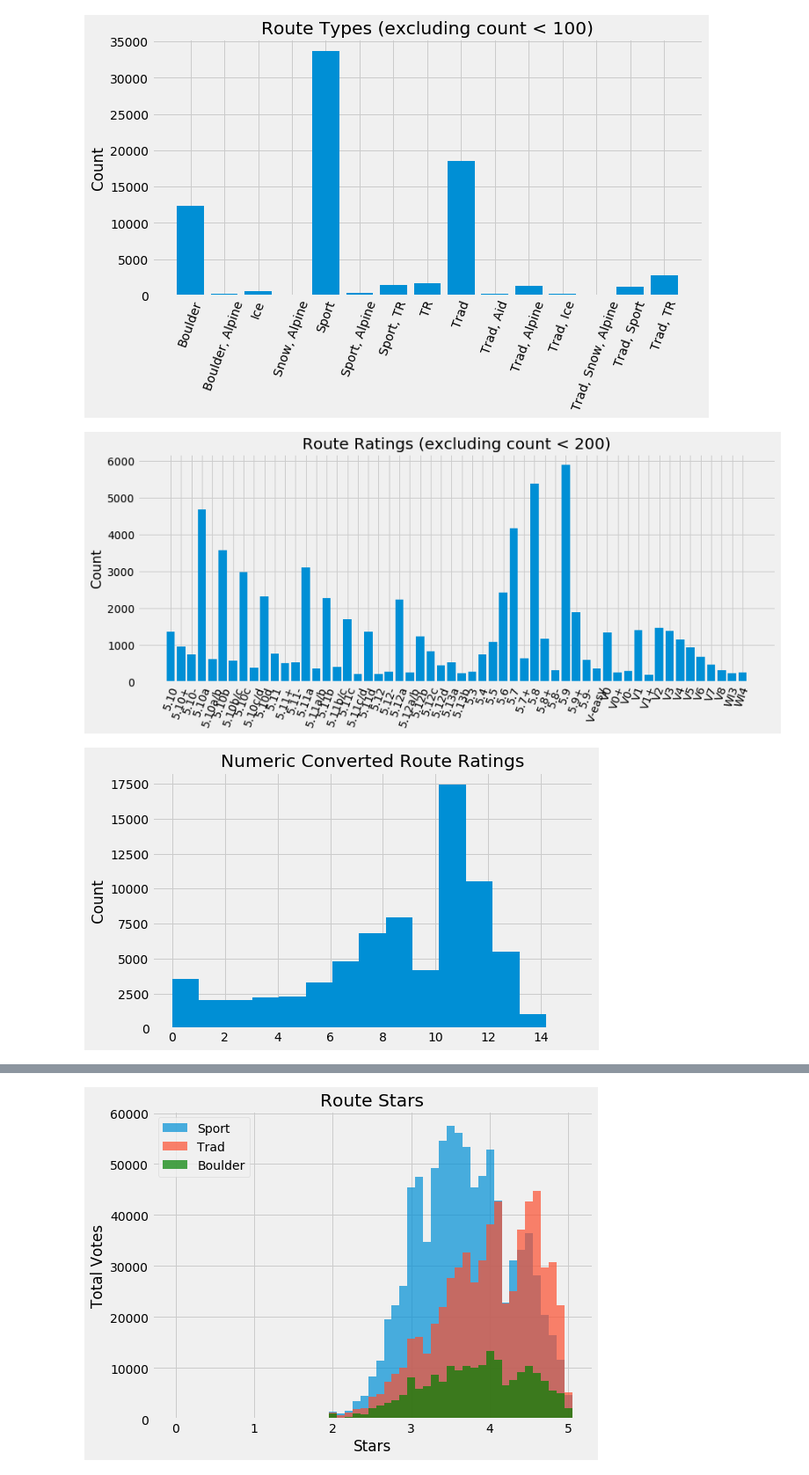
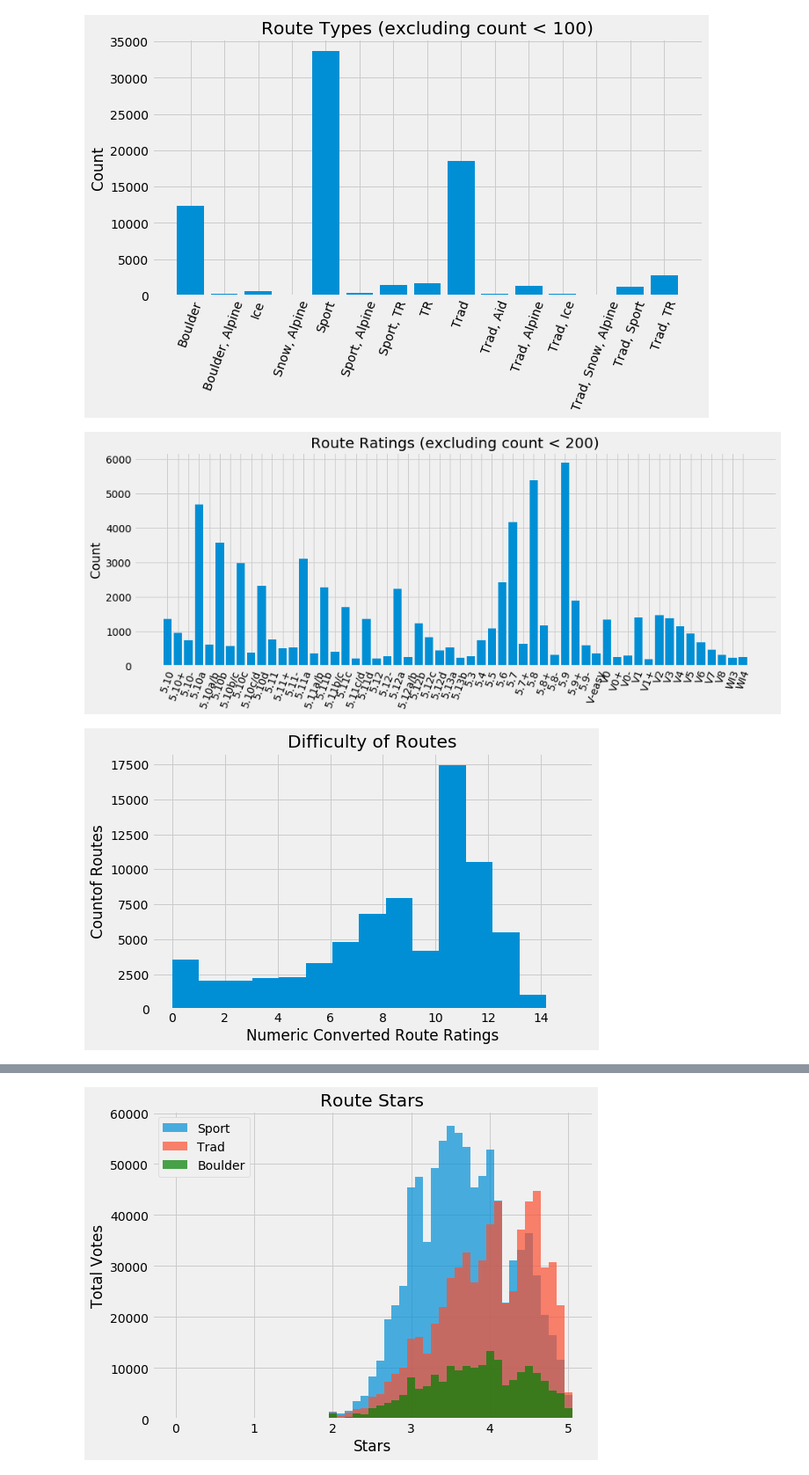
Before and after one commit to redwin21/trad-vs-sport, a Jupyter notebook: analysis/eda.ipynb, the cells around one changed output, grey strips where cells are left out. Shown at 88% size. Saved outputs shown, nothing was run; the diff lists cells and outputs as text; code cells hidden in the pictures.

Commit message:
add graphs

```diff
--- a/analysis/eda.ipynb
+++ b/analysis/eda.ipynb
@@ -29,14 +29,14 @@ ax.set_title('Route Types (excluding count < 100)');
 # %%
 route_ratings = routes.groupby('base_rating').count()['route_id']
 route_ratings = route_ratings[route_ratings > 200]
 
-fig, ax = plt.subplots(figsize=(13,5))
+fig, ax = plt.subplots(figsize=(14,5))
 ax.bar(route_ratings.index,route_ratings.values);
 plt.xticks(rotation=70);
 ax.set_ylabel('Count');
 ax.set_title('Route Ratings (excluding count < 200)');
 # %% [output]
-[figure, old version]
+[figure, new version]
 # %%
 routes_no_nan = routes[
     (routes['base_rating'].str.startswith('5', na=False))
@@ -44,10 +44,11 @@ routes_no_nan = routes[
 
 fig, ax = plt.subplots(figsize=(8,5))
 ax.hist(routes_no_nan['num_rating'], bins=15);
-ax.set_ylabel('Count');
-ax.set_title('Numeric Converted Route Ratings');
+ax.set_title('Difficulty of Routes');
+ax.set_ylabel('Countof Routes');
+ax.set_xlabel('Numeric Converted Route Ratings');
 # %% [output]
-[figure, old version]
+[figure, new version]
 # %%
 sport_ratings = routes_no_nan[routes_no_nan['type'] == 'Sport']['num_rating']
 trad_ratings = routes_no_nan[routes_no_nan['type'] == 'Trad']['num_rating']
```
Also changed, not shown: parts of 11 cells of this notebook.
